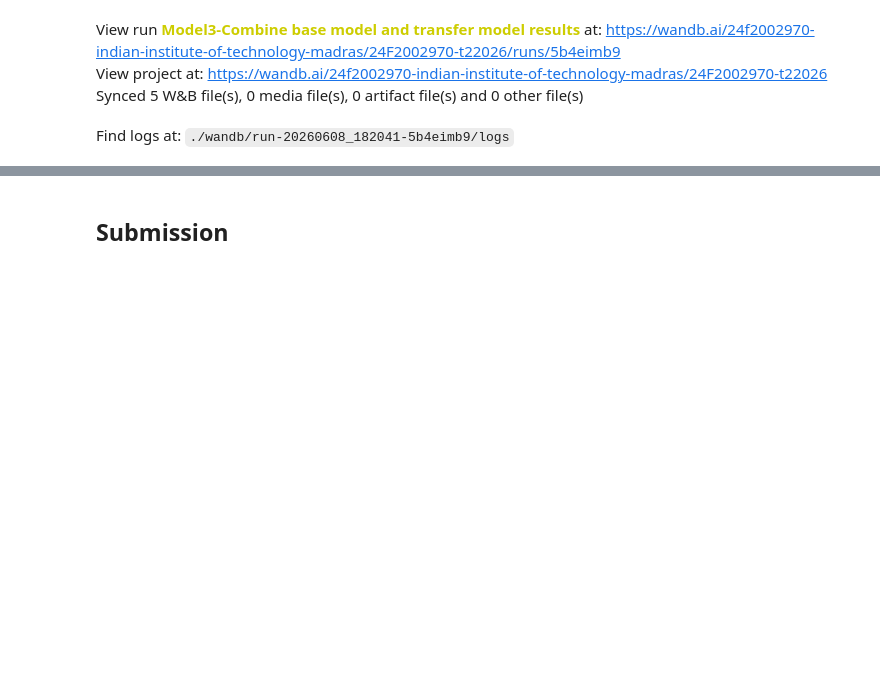
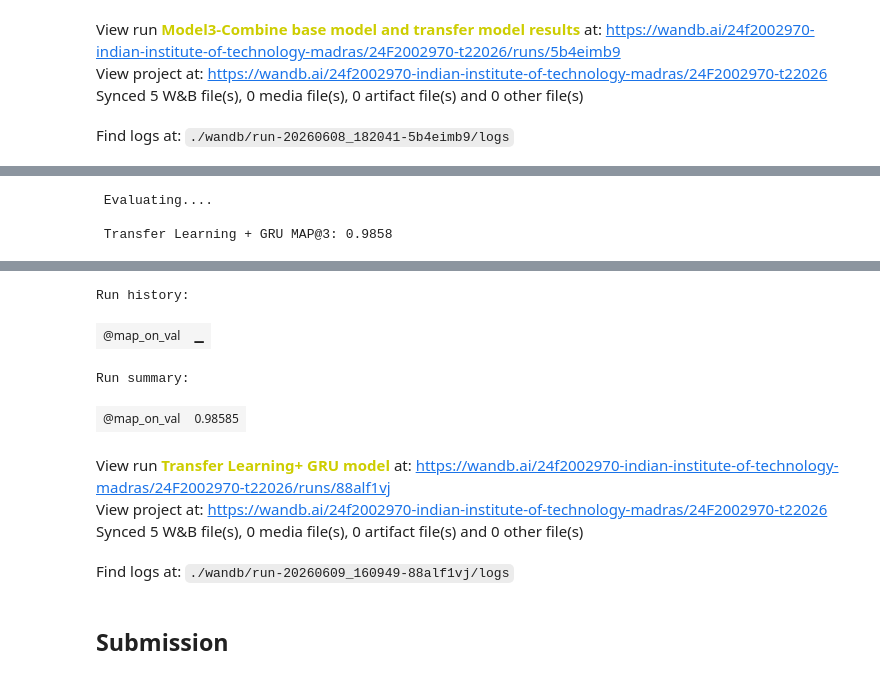
Before and after one commit to 24f2002970/Smart-MCQ-Solver-Challenge-24F2002970, a Jupyter notebook: notebooks/milestone-0.ipynb, the cells around one changed output, grey strips where cells are left out. Drawn from its saved outputs; the diff is of its cells as text; code cells hidden in the pictures; blank space fills up the shorter version.

```diff
--- a/notebooks/milestone-0.ipynb
+++ b/notebooks/milestone-0.ipynb
@@ -957,0 +959,14 @@ Find logs at: ./wandb/run-20260608_182041-5b4eimb9/logs
+# %%
+############### weight and bais initiaze for fourth model ##############
+# Start a new wandb run to track this script.
+run_4 = wandb.init(
+    # Set the wandb entity where your project will be logged (generally your team name).
+    entity="24f2002970-indian-institute-of-technology-madras",
+    # Set the wandb project where this run will be logged.
+    project="24F2002970-t22026",
+    # Track hyperparameters and run metadata.
+    name="Transfer Learning+ GRU model",
+    config={
+        "architecture": "Transfer+GRU",
+    },
+)
@@ -957,0 +1310,36 @@ Find logs at: ./wandb/run-20260608_182041-5b4eimb9/logs
+# %%
+# ******************* Evaluate ***************************
+print(f"\n Evaluating....")
+
+val_probs = model_4.predict(X_val, verbose=0)
+
+# Convert to top 3 predictions
+label_to_letter = {0: 'A', 1: 'B', 2: 'C', 3: 'D', 4: 'E'}
+
+top3_indices = np.argsort(val_probs, axis=1)[:, -3:][:, ::-1]
+
+val_predictions = []
+for indices in top3_indices:
+    val_predictions.append([label_to_letter[i] for i in indices])
+
+
+map3_score = calculate_map(val_predictions, val_data['answer'].tolist())
+
+print(f"\n Transfer Learning + GRU MAP@3: {map3_score:.4f}\n")
+
+
+# Store results
+transfer_gru_results['fold_models'].append(model)
+transfer_gru_results['fold_scores'].append(map3_score)
+transfer_gru_results['fold_predictions'].append(val_predictions)
+# %% [output]
+ Evaluating....
+
+ Transfer Learning + GRU MAP@3: 0.9858
+# %%
+run_4.log({
+    "@map_on_val":map3_score
+})
+
+run_4.finish()
+# %% [output]
@@ -958,2 +1347,10 @@ Find logs at: ./wandb/run-20260608_182041-5b4eimb9/logs
+Run history:
+| @map_on_val | ▁ |
+Run summary:
+| @map_on_val | 0.98585 |
+View run Transfer Learning+ GRU model at: https://wandb.ai/24f2002970-indian-institute-of-technology-madras/24F2002970-t22026/runs/88alf1vj
+View project at: https://wandb.ai/24f2002970-indian-institute-of-technology-madras/24F2002970-t22026
+Synced 5 W&B file(s), 0 media file(s), 0 artifact file(s) and 0 other file(s)
+Find logs at: ./wandb/run-20260609_160949-88alf1vj/logs
 # %% [markdown]
 ## Submission
```
Also changed, not shown: parts of 17 cells of this notebook, 22 other files.
